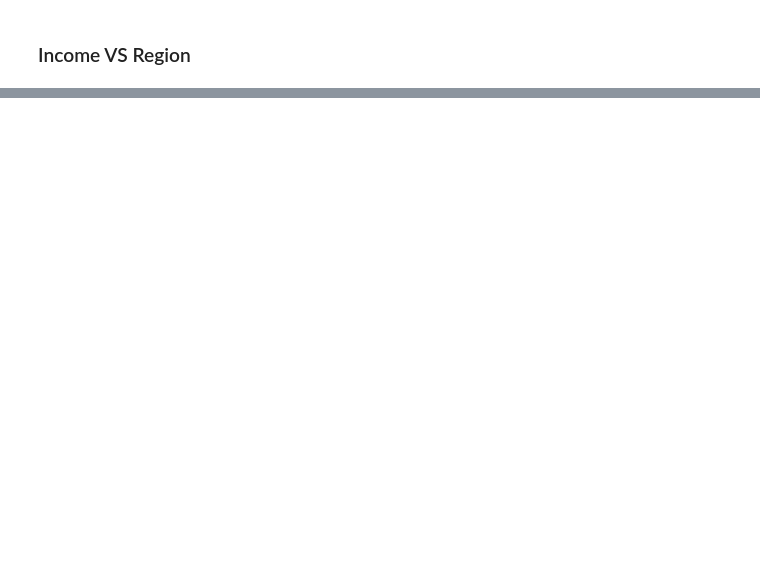
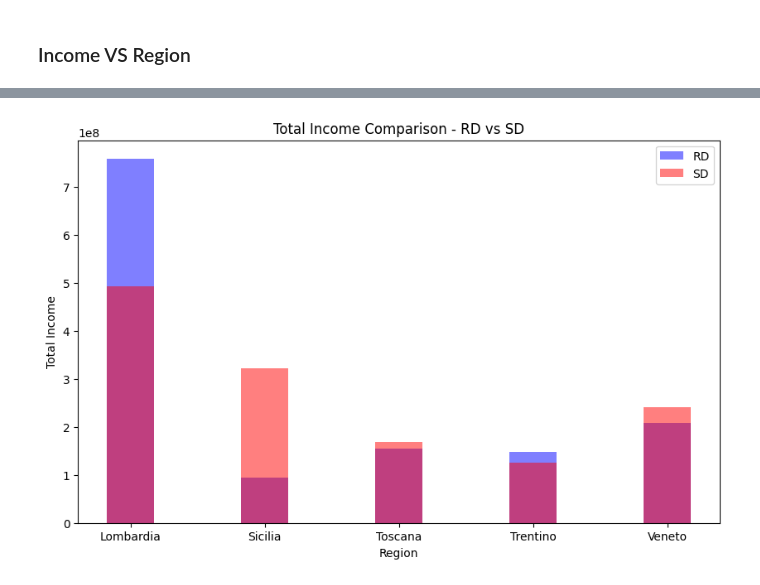
Before and after one commit to davideippolito/SyntheticData, a Jupyter notebook: SD_dataVisualization.ipynb, the cells around one changed output, grey strips where cells are left out. Saved outputs shown, nothing was run; the diff lists cells and outputs as text; code cells hidden in the pictures; blank space fills up the shorter version.

```diff
--- a/SD_dataVisualization.ipynb
+++ b/SD_dataVisualization.ipynb
@@ -301,0 +252,45 @@ plt.show()
+# %%
+# Get unique regions
+regions = np.unique(RD['Region'])
+
+# Get the number of regions
+num_regions = len(regions)
+
+# Set the width of each bar
+bar_width = 0.35
+
+# Set the spacing between bars
+spacing = 0.2
+
+# Calculate the center positions of the bars
+bar_positions = np.arange(num_regions)
+
+# Calculate the total income for each region in RD and SD
+RD_total_income = RD.groupby('Region')['Income'].sum()
+SD_total_income = SD.groupby('Region')['Income'].sum()
+
+# Create subplots
+fig, ax = plt.subplots(figsize=(10, 6))
+
+# Plot RD total income by region
+ax.bar(bar_positions, RD_total_income, width=bar_width, color='blue', alpha=0.5, label='RD')
+
+# Plot SD total income by region, overlapping RD bars
+ax.bar(bar_positions, SD_total_income, width=bar_width, color='red', alpha=0.5, label='SD')
+
+# Set x-axis tick positions and labels
+ax.set_xticks(bar_positions)
+ax.set_xticklabels(regions)
+
+# Set labels and title
+ax.set_xlabel('Region')
+ax.set_ylabel('Total Income')
+ax.set_title('Total Income Comparison - RD vs SD')
+
+# Add legend
+ax.legend()
+
+# Show the plot
+plt.show()
+# %% [output]
+[figure, added]
```
Also changed, not shown: parts of 11 cells of this notebook, 4 other files.
